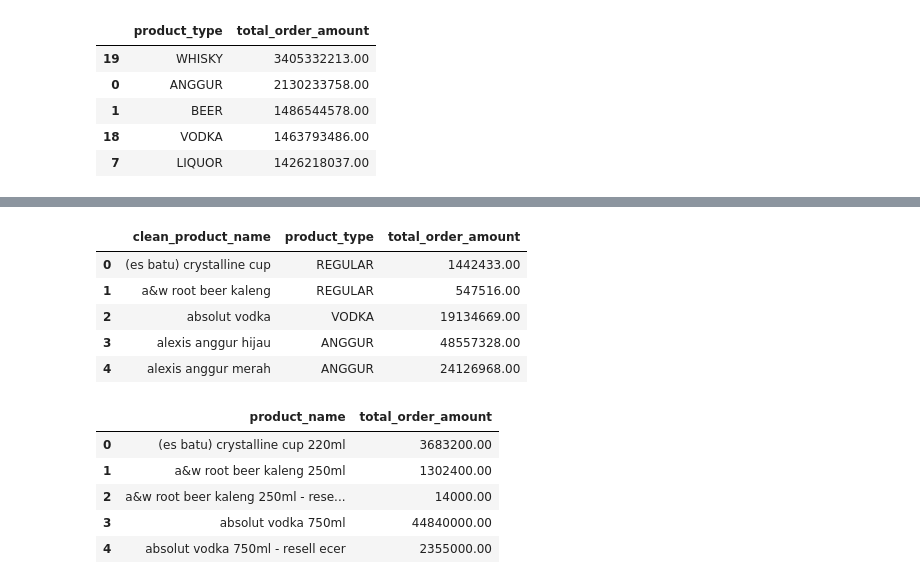
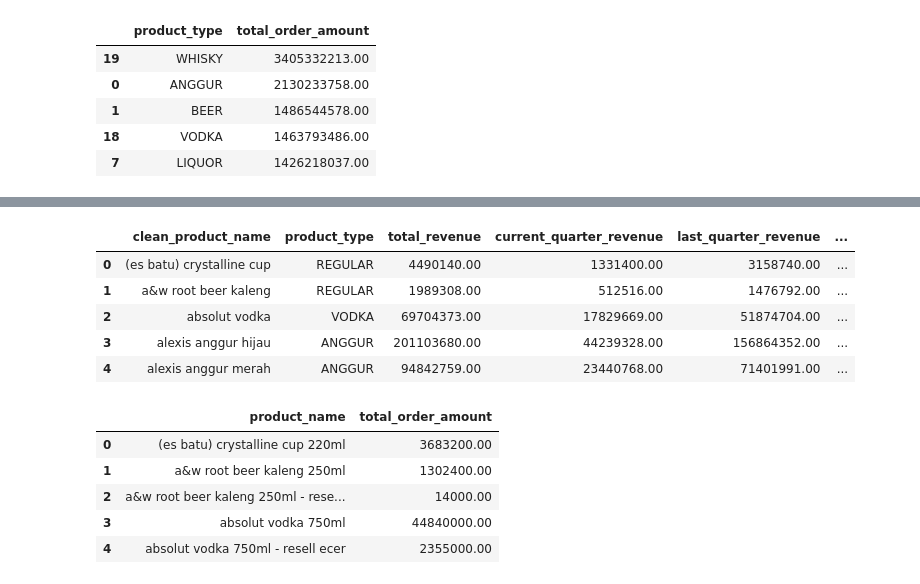
Before and after one commit to shaanbarca/iseller, a Jupyter notebook: plotly_charts.ipynb, the cells around one changed output, grey strips where cells are left out. Saved outputs shown, nothing was run; the diff lists cells and outputs as text; code cells hidden in the pictures.

Commit message:
fixed sales performance

```diff
--- a/plotly_charts.ipynb
+++ b/plotly_charts.ipynb
@@ -31,22 +14,8 @@ df = pd.read_csv("full_iseller_data.csv")
 
 # get datetime columns
 df['order_date'] = pd.to_datetime(df['order_date'])
-# df['hour'] = df['order_date'].dt.hour
-# df['day'] = df['order_date'].dt.day
-# df['month'] = df['order_date'].dt.month
-# df['week'] = df['order_date'].dt.isocalendar().week
-
-# get location columns, get coordinates ?
-df['location'] = df['outlet_name'].str.split(' - ').str[0]
-
-# standardize naming
-df['product_name'] = df['product_name'].str.lower()
-df['Volume'] = df['product_name'].apply(extract_volume)
 # %% [output]
 Columns (24) have mixed types. Specify dtype option on import or set low_memory=False.
-# %%
-df['clean_product_name'] = df['product_name'].apply(clean_product_name)
-df['clean_product_name'] = df['clean_product_name'].str.strip()
 # %%
 df = df[df['location'].isin(['Bekasi', 'Jaksel', 'Cibubur', 'Jakut', 'Tangerang', 'Bandung' ])]
 # %%
@@ -134,14 +103,22 @@ df.groupby('product_type')['total_order_amount'].sum().reset_index().sort_values
 
 current_quarter = df["Quarter"].max()
 last_quarter = current_quarter - 1
+current_month = df["month"].max()
+last_month = current_month - 1
 
 total_revenue_df = df.groupby(['clean_product_name', 'product_type'])['total_order_amount'].sum().reset_index()
 total_revenue_df = total_revenue_df.rename(columns={'total_order_amount': 'total_revenue'})
 
-current_quarter_revenue = df[df['Quarter'] == current_quarter ].groupby(['clean_product_name', 'product_type'])['total_order_amount'].sum().reset_index()
-current_quarter_revenue = current_quarter_revenue.rename(columns={'total_order_amount': 'current_quarter_revenue'})
+current_quarter_revenue = df[df['Quarter'] == current_quarter ].groupby(['clean_product_name', 'product_type'])['total_order_amount']\
+    .sum().reset_index().rename(columns={'total_order_amount': 'current_quarter_revenue'})
+last_quarter_revenue    = df[df['Quarter'] == last_quarter ].groupby(['clean_product_name', 'product_type'])['total_order_amount']\
+    .sum().reset_index().rename(columns={'total_order_amount': 'last_quarter_revenue'})
+current_month_revenue = df[df['month'] == current_month].groupby(['clean_product_name', 'product_type'])['total_order_amount']\
+    .sum().reset_index().rename(columns={'total_order_amount': 'current_month_revenue'})
+last_month_revenue = df[df['month'] == last_month].groupby(['clean_product_name', 'product_type'])['total_order_amount']\
+    .sum().reset_index().rename(columns={'total_order_amount': 'last_month_revenue'})
 
-last_quarter_revenue    = df[df['Quarter'] == last_quarter ].groupby(['clean_product_name', 'product_type'])['total_order_amount'].sum().reset_index()
-last_quarter_revenue    = last_quarter_revenue.rename(columns={'total_order_amount': 'last_quarter_revenue'})
-
-sales_performance_df = total_revenue_df.merge(current_quarter_revenue, on=["clean_product_name", "product_type"]).merge(last_quarter_revenue, on=["clean_product_name", "product_type"])
+sales_performance_df = total_revenue_df.merge(current_quarter_revenue, on=["clean_product_name", "product_type"])\
+    .merge(last_quarter_revenue, on=["clean_product_name", "product_type"])\
+    .merge(current_month_revenue,on=["clean_product_name", "product_type"])\
+    .merge(last_month_revenue,on=["clean_product_name", "product_type"])\
@@ -153,6 +135,7 @@ df["month"].max()
 # Product, Category, Revenue, Current Q V Last Q, Unit Sold, Unit Sold THis Q Vs Last Month
 
 sales_performance_df['Quarter_Growth(%)'] = (sales_performance_df['current_quarter_revenue'] - \
-                                         sales_performance_df['last_quarter_revenue']) / sales_performance_df['total_revenue']
+                                         sales_performance_df['last_quarter_revenue']) / (sales_performance_df['current_quarter_revenue'] +  sales_performance_df['last_quarter_revenue'])
 
-sales_performance_df.head()
+sales_performance_df['Monthly_Growth(%)'] = (sales_performance_df['current_month_revenue'] - \
+                                         sales_performance_df['last_month_revenue']) / (sales_performance_df['current_month_revenue'] + sales_performance_df['last_month_revenue'])
@@ -166,12 +142,12 @@ sales_performance_df.head()
 # %%
-current_quarter_revenue.head()
+sales_performance_df.head()
 # %% [output]
-|  | clean_product_name | product_type | total_order_amount |
-| 0 | (es batu) crystalline cup | REGULAR | 1442433.00 |
-| 1 | a&w root beer kaleng | REGULAR | 547516.00 |
-| 2 | absolut vodka | VODKA | 19134669.00 |
-| 3 | alexis anggur hijau | ANGGUR | 48557328.00 |
-| 4 | alexis anggur merah | ANGGUR | 24126968.00 |
+|  | clean_product_name | product_type | total_revenue | current_quarter_revenue | last_quarter_revenue | ... |
+| 0 | (es batu) crystalline cup | REGULAR | 4490140.00 | 1331400.00 | 3158740.00 | ... |
+| 1 | a&w root beer kaleng | REGULAR | 1989308.00 | 512516.00 | 1476792.00 | ... |
+| 2 | absolut vodka | VODKA | 69704373.00 | 17829669.00 | 51874704.00 | ... |
+| 3 | alexis anggur hijau | ANGGUR | 201103680.00 | 44239328.00 | 156864352.00 | ... |
+| 4 | alexis anggur merah | ANGGUR | 94842759.00 | 23440768.00 | 71401991.00 | ... |
 # %%
 df.groupby(['product_name'])['total_order_amount'].sum().reset_index().head()
 # %% [output]
```
Also changed, not shown: parts of 4 cells of this notebook, 1 other file.
